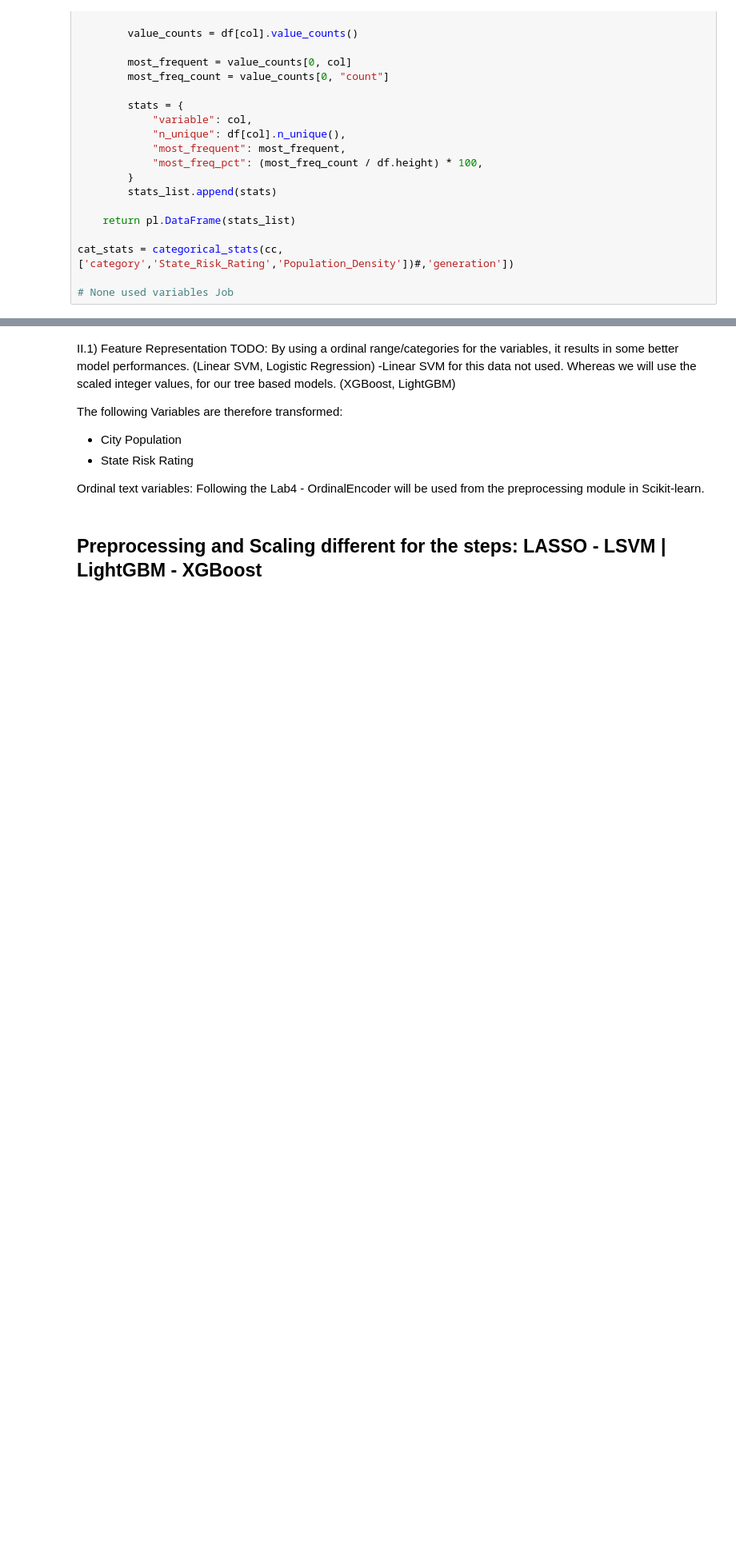
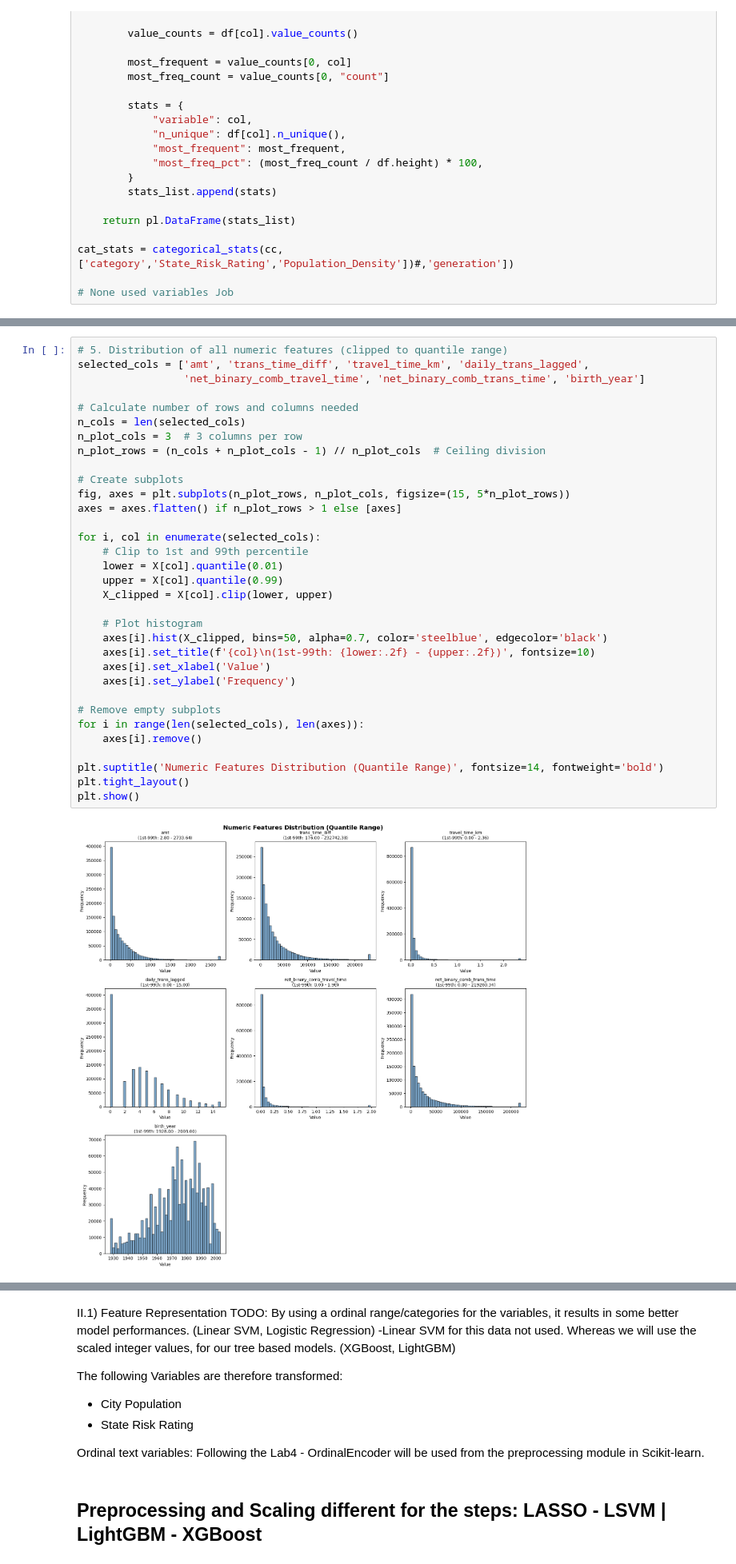
Before and after one commit to arnopopanda-UWM/ML-UWM-April-26, a Jupyter notebook: CC_Fraud_v4.ipynb, the cells around one changed output, grey strips where cells are left out. Shown at 80% size. Saved outputs shown, nothing was run; the diff lists cells and outputs as text; blank space fills up the shorter version.

```diff
--- a/CC_Fraud_v4.ipynb
+++ b/CC_Fraud_v4.ipynb
@@ -228,0 +306,35 @@ print(cc.columns)  # Look for duplicate 'amt' columns
+# %%
+# 5. Distribution of all numeric features (clipped to quantile range)
+selected_cols = ['amt', 'trans_time_diff', 'travel_time_km', 'daily_trans_lagged',
+                 'net_binary_comb_travel_time', 'net_binary_comb_trans_time', 'birth_year']
+
+# Calculate number of rows and columns needed
+n_cols = len(selected_cols)
+n_plot_cols = 3  # 3 columns per row
+n_plot_rows = (n_cols + n_plot_cols - 1) // n_plot_cols  # Ceiling division
+
+# Create subplots
+fig, axes = plt.subplots(n_plot_rows, n_plot_cols, figsize=(15, 5*n_plot_rows))
+axes = axes.flatten() if n_plot_rows > 1 else [axes]
+
+for i, col in enumerate(selected_cols):
+    # Clip to 1st and 99th percentile
+    lower = X[col].quantile(0.01)
+    upper = X[col].quantile(0.99)
+    X_clipped = X[col].clip(lower, upper)
+
+    # Plot histogram
+    axes[i].hist(X_clipped, bins=50, alpha=0.7, color='steelblue', edgecolor='black')
+    axes[i].set_title(f'{col}\n(1st-99th: {lower:.2f} - {upper:.2f})', fontsize=10)
+    axes[i].set_xlabel('Value')
+    axes[i].set_ylabel('Frequency')
+
+# Remove empty subplots
+for i in range(len(selected_cols), len(axes)):
+    axes[i].remove()
+
+plt.suptitle('Numeric Features Distribution (Quantile Range)', fontsize=14, fontweight='bold')
+plt.tight_layout()
+plt.show()
+# %% [output]
+[figure, added]
```
Also changed, not shown: parts of 44 cells of this notebook, 2 other files.
